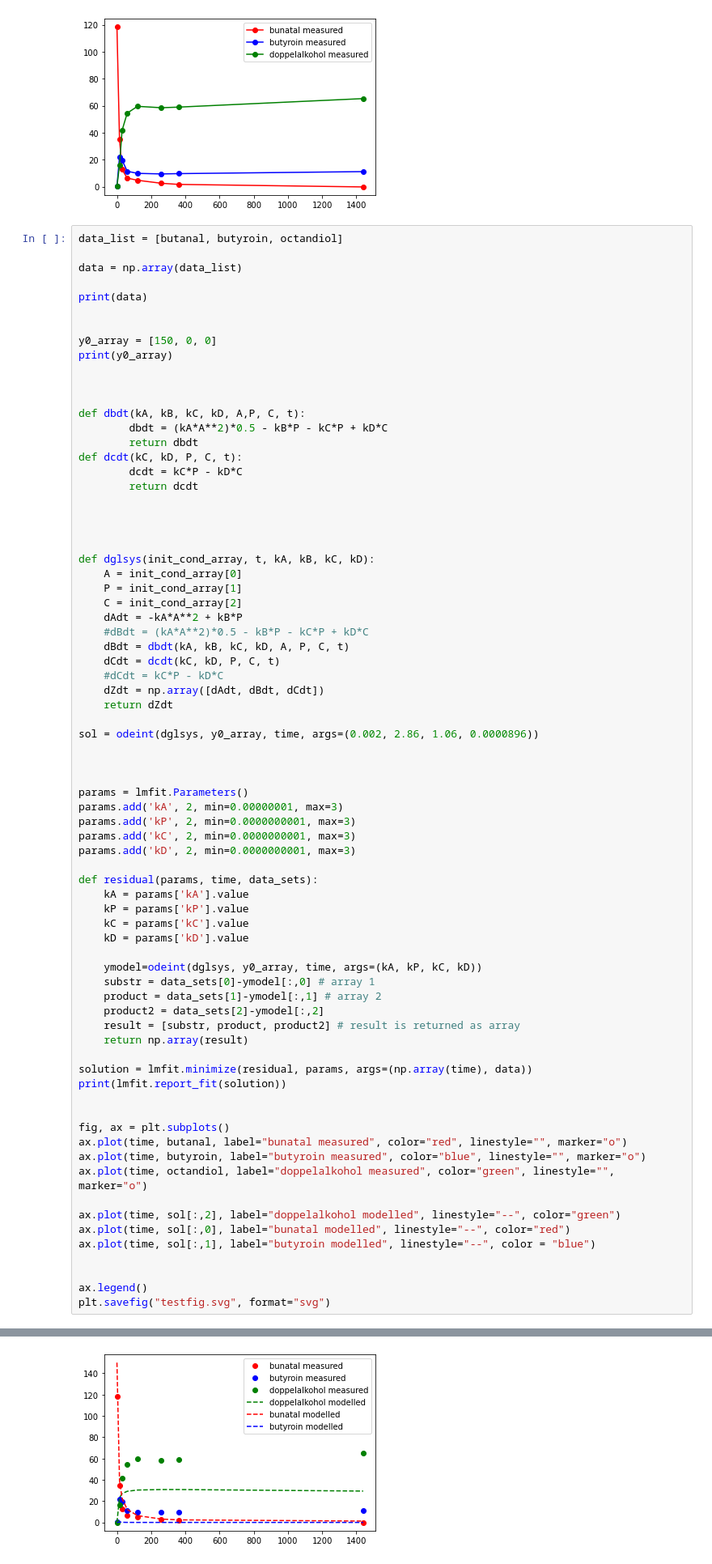
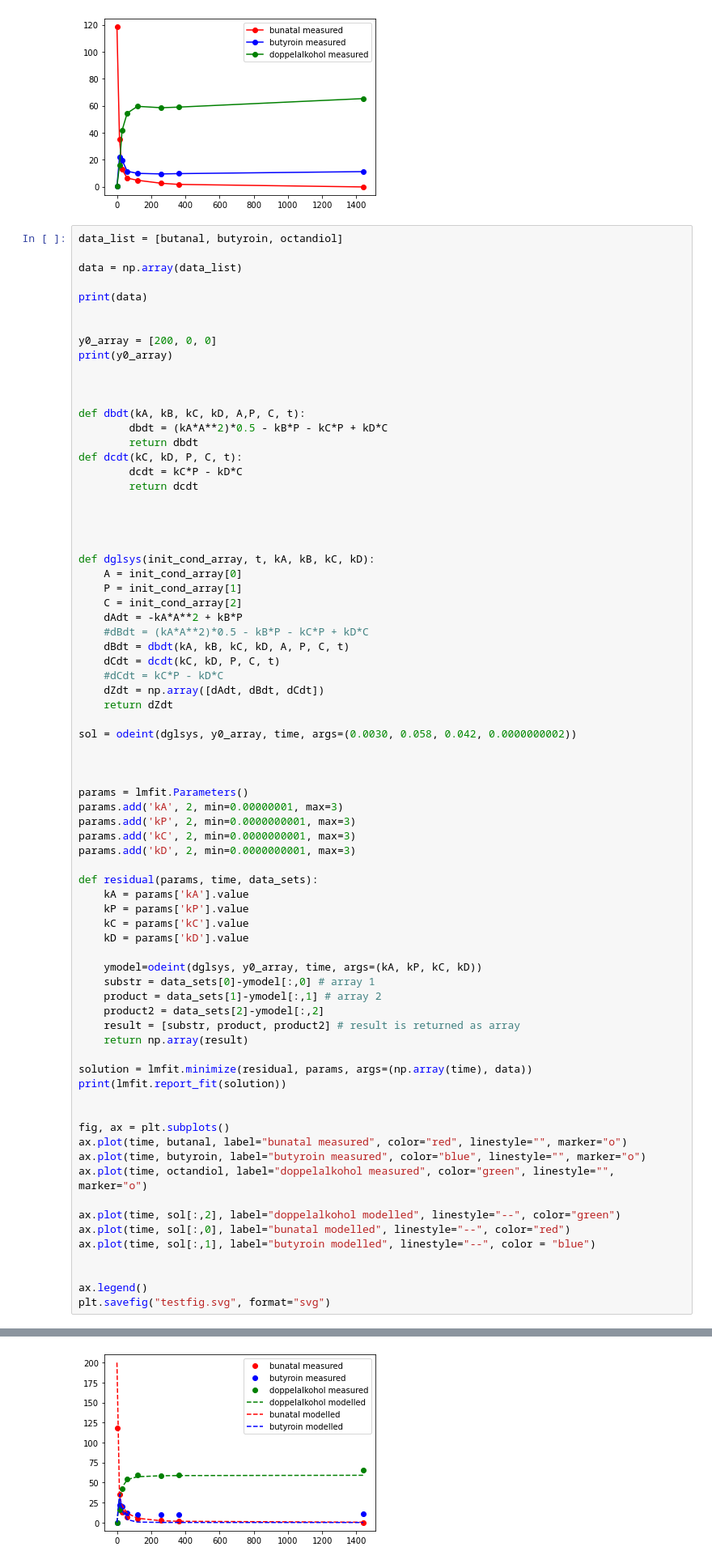
Before and after one commit to BioCatHub/wt_modeling, a Jupyter notebook: Drafts/lmfit_biocatalysis/Jan_Carina_Daten.ipynb, the cells around one changed output, grey strips where cells are left out. Shown: that part at 81% size. Cells and saved outputs as stored; diff of their text form.

```diff
--- a/Drafts/lmfit_biocatalysis/Jan_Carina_Daten.ipynb
+++ b/Drafts/lmfit_biocatalysis/Jan_Carina_Daten.ipynb
@@ -54,7 +54,7 @@ data = np.array(data_list)
 print(data)
 
 
-y0_array = [150, 0, 0]
+y0_array = [200, 0, 0]
 print(y0_array)
 
 
@@ -81,7 +81,7 @@ def dglsys(init_cond_array, t, kA, kB, kC, kD):
     dZdt = np.array([dAdt, dBdt, dCdt])
     return dZdt
 
-sol = odeint(dglsys, y0_array, time, args=(0.002, 2.86, 1.06, 0.0000896))
+sol = odeint(dglsys, y0_array, time, args=(0.0030, 0.058, 0.042, 0.0000000002))
 
 
 
@@ -140,2 +140,2 @@ plt.savefig("testfig.svg", format="svg")
 None
-[figure, old version]
+[figure, new version]
```
Also changed, not shown: parts of 1 cell of this notebook, 2 other files.
